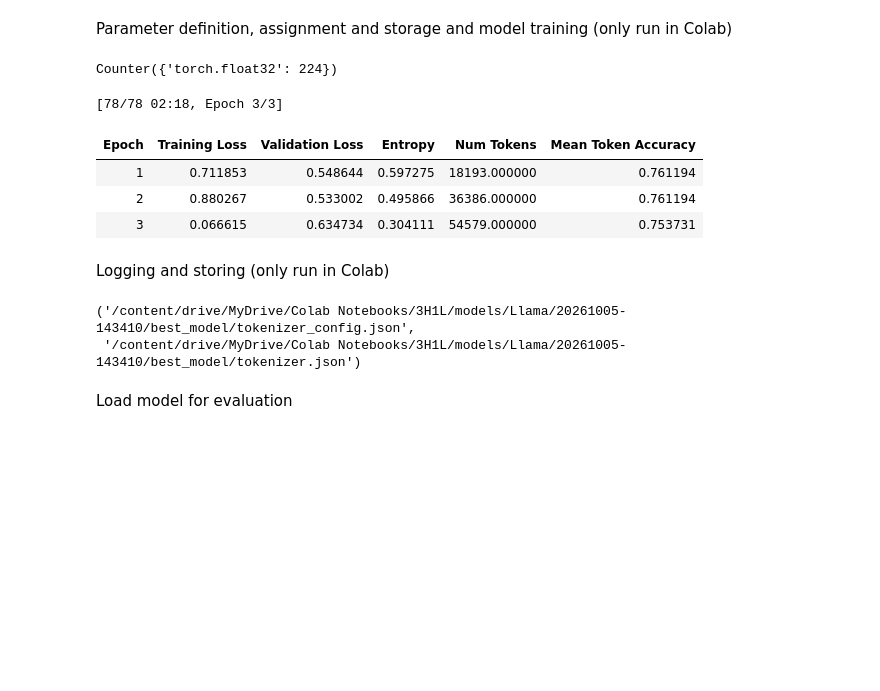
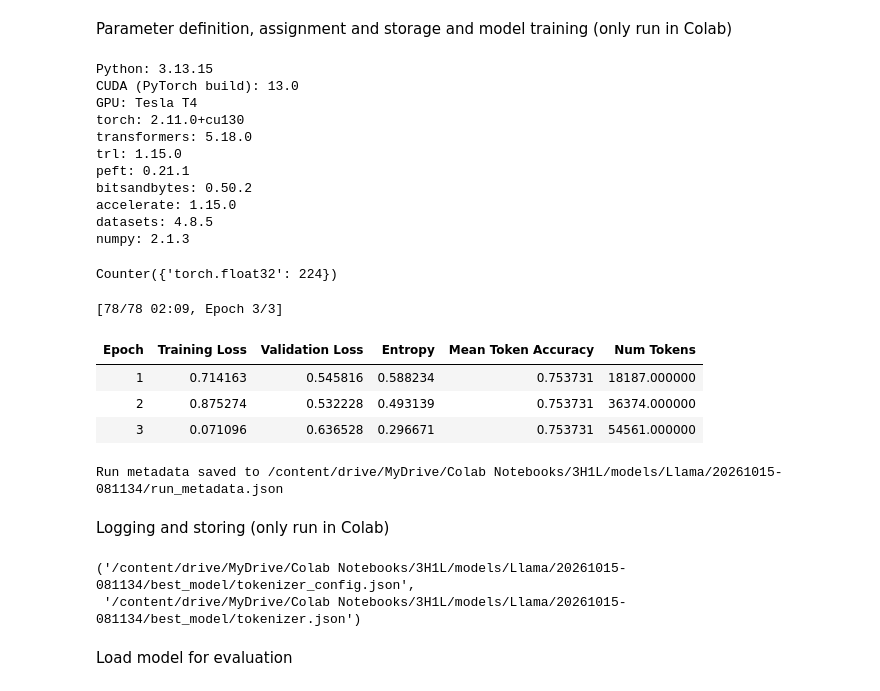
Before and after one commit to michael-jones34/three-headlines-and-a-lie, a Jupyter notebook: notebooks/Llama.ipynb, the cells around one changed output. Saved outputs shown, nothing was run; the diff lists cells and outputs as text; code cells hidden in the pictures; blank space fills up the shorter version.

Commit message:
All models rerun and evaluated

```diff
--- a/notebooks/Llama.ipynb
+++ b/notebooks/Llama.ipynb
@@ -146,6 +168,24 @@ Test: max=112, mean=87.1, over 256=0
 Parameter definition, assignment and storage and model training (only run in Colab)
 # %%
 set_seed(SEED)
+
+# Get library versions
+def get_version(name):
+    try:
+        return version(name)
+    except PackageNotFoundError:
+        return "not installed"
+
+environment_info = {
+    "Python": sys.version.split()[0],
+    "CUDA (PyTorch build)": torch.version.cuda,
+    "GPU": torch.cuda.get_device_name(0) if torch.cuda.is_available() else "none",
+}
+for name in ["torch", "transformers", "trl", "peft", "bitsandbytes", "accelerate", "datasets", "numpy"]:
+    environment_info[name] = get_version(name)
+
+for key, value in environment_info.items():
+    print(f"{key}: {value}")
 
 # Define metadata saving functions
 def create_run_dir(base=models_path):
@@ -199,7 +239,7 @@ LOAD_BEST_MODEL_AT_END = True
 METRIC_FOR_BEST_MODEL = "eval_loss"
 GREATER_IS_BETTER = False
 
-GROUP_BY_LENGTH = True
+GROUP_BY_LENGTH = True # This has been set but not passed to the trainer, I will leave it out for the second run as it was not used for the first
 
 # Assign LoRA configuration
 
@@ -270,6 +310,7 @@ print(Counter(
 output = trainer.train()
 
 run_metadata = {
+    "Environment": environment_info,
     "Model Information": {
         "Model name": BASE_MODEL,
         "Number of model parameters": num_model_params,
@@ -347,39 +388,51 @@ def convert_numpy(obj):
 with open(f"{run_dir}/run_metadata.json", "w") as f:
     json.dump(convert_numpy(run_metadata), f, indent=4)
 
 print(f"Run metadata saved to {run_dir}/run_metadata.json")
 
 # Extract log history
 log_history = trainer.state.log_history
 
 # Training loss
 train_points = [x for x in log_history if "loss" in x]
 train_steps = [p["step"] for p in train_points]
 train_losses = [p["loss"] for p in train_points]
 
 # Validation loss
 val_points = [x for x in log_history if "eval_loss" in x]
 val_steps = [p["step"] for p in val_points]
 val_losses = [p["eval_loss"] for p in val_points]
 
 # Plot
 plt.figure(figsize=(8,5))
 plt.plot(train_steps, train_losses, label="Training Loss")
 plt.plot(val_steps, val_losses, label="Validation Loss")
 plt.xlabel("Step")
 plt.ylabel("Loss")
 plt.title("Training and Validation Loss")
 plt.legend()
 plt.grid(True)
 plt.savefig(run_dir / "loss_curve.png")
 plt.close()
 # %% [output]
-Counter({'torch.float32': 224})
+Python: 3.13.15
+CUDA (PyTorch build): 13.0
+GPU: Tesla T4
+torch: 2.11.0+cu130
+transformers: 5.18.0
+trl: 1.15.0
+peft: 0.21.1
+bitsandbytes: 0.50.2
+accelerate: 1.15.0
+datasets: 4.8.5
+numpy: 2.1.3
-[78/78 02:18, Epoch 3/3]
+Counter({'torch.float32': 224})
+[78/78 02:09, Epoch 3/3]
-| Epoch | Training Loss | Validation Loss | Entropy | Num Tokens | Mean Token Accuracy |
-| 1 | 0.711853 | 0.548644 | 0.597275 | 18193.000000 | 0.761194 |
-| 2 | 0.880267 | 0.533002 | 0.495866 | 36386.000000 | 0.761194 |
-| 3 | 0.066615 | 0.634734 | 0.304111 | 54579.000000 | 0.753731 |
+| Epoch | Training Loss | Validation Loss | Entropy | Mean Token Accuracy | Num Tokens |
+| 1 | 0.714163 | 0.545816 | 0.588234 | 0.753731 | 18187.000000 |
+| 2 | 0.875274 | 0.532228 | 0.493139 | 0.753731 | 36374.000000 |
+| 3 | 0.071096 | 0.636528 | 0.296671 | 0.753731 | 54561.000000 |
+Run metadata saved to /content/drive/MyDrive/Colab Notebooks/3H1L/models/Llama/20261015-081134/run_metadata.json
 # %% [markdown]
 Logging and storing (only run in Colab)
 # %%
@@ -420,8 +473,8 @@ best_model_dir = run_dir / "best_model"
 trainer.save_model(best_model_dir)
 tokenizer.save_pretrained(best_model_dir)
 # %% [output]
-('/content/drive/MyDrive/Colab Notebooks/3H1L/models/Llama/20261005-143410/best_model/tokenizer_config.json',
- '/content/drive/MyDrive/Colab Notebooks/3H1L/models/Llama/20261005-143410/best_model/tokenizer.json')
+('/content/drive/MyDrive/Colab Notebooks/3H1L/models/Llama/20261015-081134/best_model/tokenizer_config.json',
+ '/content/drive/MyDrive/Colab Notebooks/3H1L/models/Llama/20261015-081134/best_model/tokenizer.json')
 # %% [markdown]
 Load model for evaluation
 # %%
```
Also changed, not shown: parts of 12 cells of this notebook, 1 other file.
